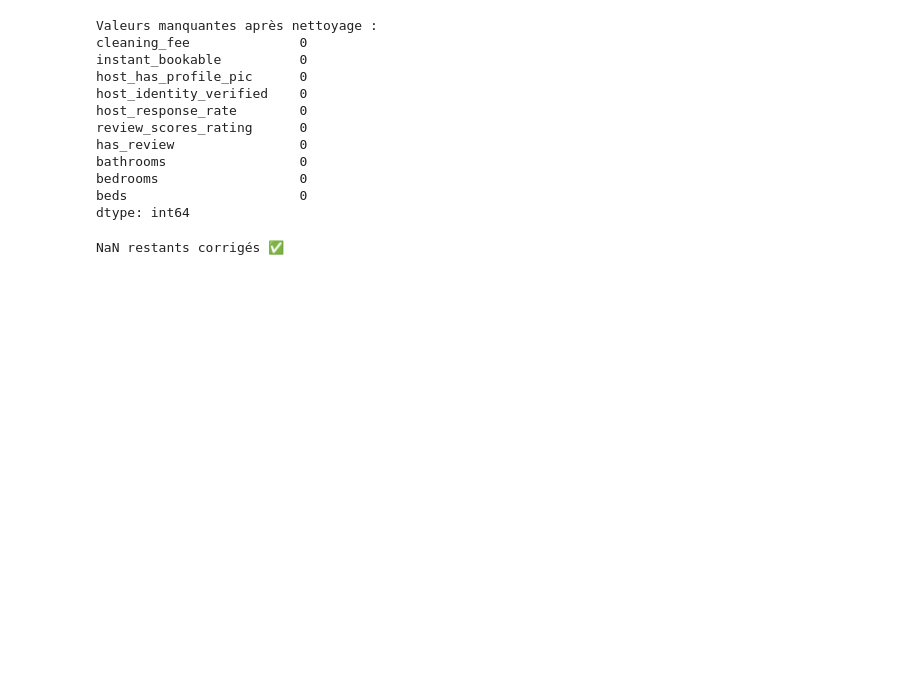
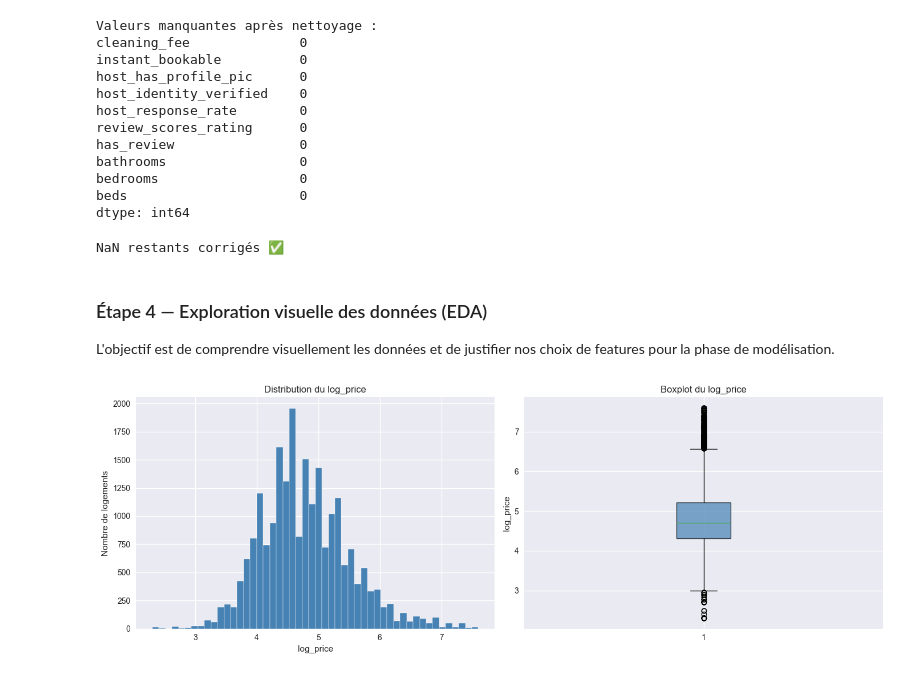
Before and after one commit to GingaShift/airbnb-price-oracle, a Jupyter notebook: notebooks/airbnb_price_oracle.ipynb, the cells around one changed output. Saved outputs shown, nothing was run; the diff lists cells and outputs as text; code cells hidden in the pictures; blank space fills up the shorter version.

Commit message:
phase 1 : done

```diff
--- a/notebooks/airbnb_price_oracle.ipynb
+++ b/notebooks/airbnb_price_oracle.ipynb
@@ -299,3 +299,27 @@ test_clean['host_identity_verified']   = test_clean['host_identity_verified'].fi
 print("NaN restants corrigés ✅")
 # %% [output]
 NaN restants corrigés ✅
+# %% [markdown]
+### Étape 4 — Exploration visuelle des données (EDA)
+L'objectif est de comprendre visuellement les données et de justifier
+nos choix de features pour la phase de modélisation.
+# %%
+fig, axes = plt.subplots(1, 2, figsize=(14, 5))
+
+# Histogramme
+axes[0].hist(train_clean['log_price'], bins=50, color='steelblue', edgecolor='white')
+axes[0].set_title('Distribution du log_price')
+axes[0].set_xlabel('log_price')
+axes[0].set_ylabel('Nombre de logements')
+
+# Boxplot global
+axes[1].boxplot(train_clean['log_price'], vert=True, patch_artist=True,
+                boxprops=dict(facecolor='steelblue', alpha=0.7))
+axes[1].set_title('Boxplot du log_price')
+axes[1].set_ylabel('log_price')
+
+plt.tight_layout()
+plt.savefig('../outputs/distribution_log_price.png', dpi=150, bbox_inches='tight')
+plt.show()
+# %% [output]
+[figure, added]
```
Also changed, not shown: parts of 12 cells of this notebook, 6 other files.
